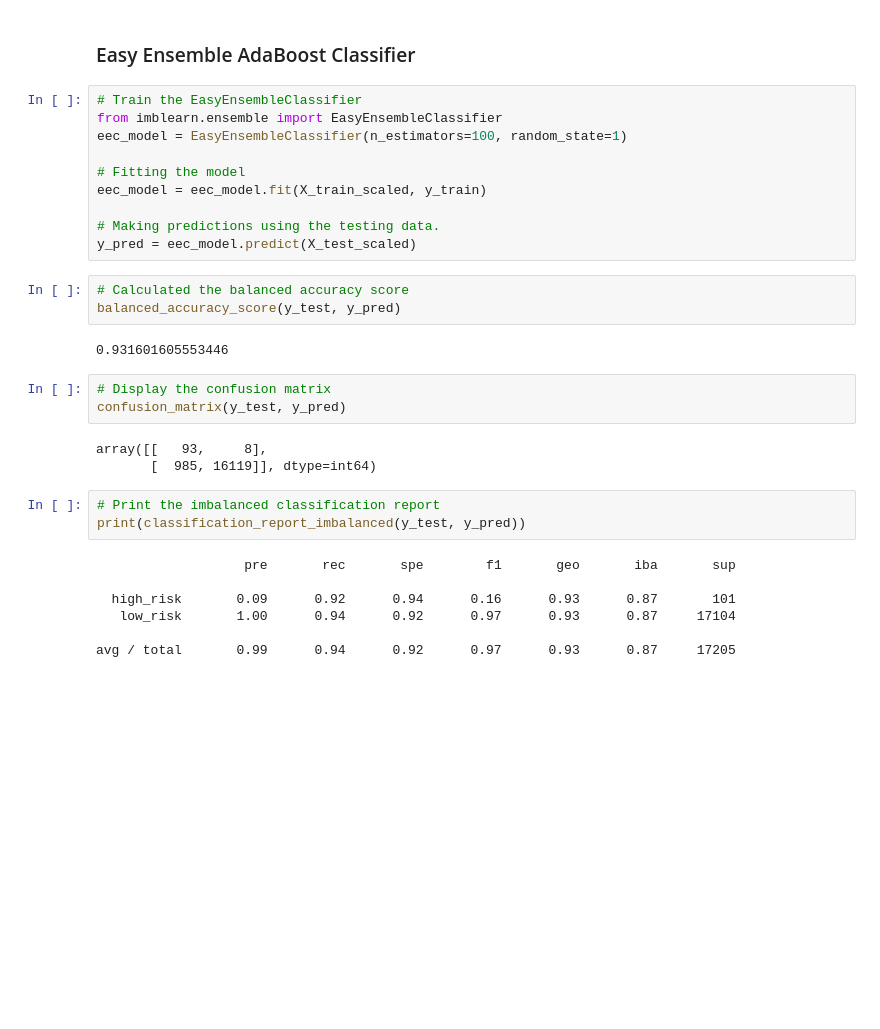
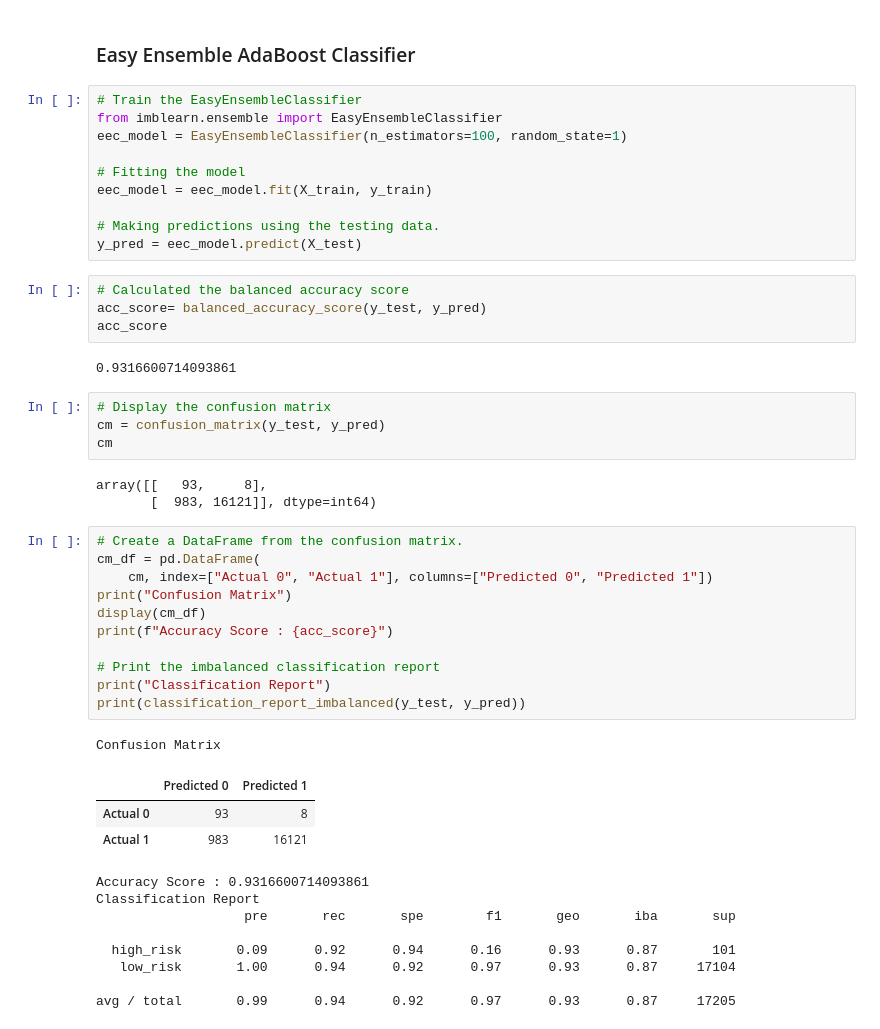
Before and after one commit to sucharita1/Credit_Risk_Analysis, a Jupyter notebook: credit_risk_ensemble.ipynb, the cells around one changed output. Cells and saved outputs as stored; diff of their text form; blank space fills up the shorter version.

```diff
--- a/credit_risk_ensemble.ipynb
+++ b/credit_risk_ensemble.ipynb
@@ -205,28 +208,44 @@ from imblearn.ensemble import EasyEnsembleClassifier
 eec_model = EasyEnsembleClassifier(n_estimators=100, random_state=1)
 
 # Fitting the model
-eec_model = eec_model.fit(X_train_scaled, y_train)
+eec_model = eec_model.fit(X_train, y_train)
 
 # Making predictions using the testing data.
-y_pred = eec_model.predict(X_test_scaled)
+y_pred = eec_model.predict(X_test)
 # %%
 # Calculated the balanced accuracy score
-balanced_accuracy_score(y_test, y_pred)
+acc_score= balanced_accuracy_score(y_test, y_pred)
+acc_score
 # %% [output]
-0.931601605553446
+0.9316600714093861
 # %%
 # Display the confusion matrix
-confusion_matrix(y_test, y_pred)
+cm = confusion_matrix(y_test, y_pred)
+cm
 # %% [output]
 array([[   93,     8],
-       [  985, 16119]], dtype=int64)
+       [  983, 16121]], dtype=int64)
-# %%
-# Print the imbalanced classification report
-print(classification_report_imbalanced(y_test, y_pred))
-# %% [output]
-                   pre       rec       spe        f1       geo       iba       sup
-
-  high_risk       0.09      0.92      0.94      0.16      0.93      0.87       101
-   low_risk       1.00      0.94      0.92      0.97      0.93      0.87     17104
-
-avg / total       0.99      0.94      0.92      0.97      0.93      0.87     17205
+# %%
+# Create a DataFrame from the confusion matrix.
+cm_df = pd.DataFrame(
+    cm, index=["Actual 0", "Actual 1"], columns=["Predicted 0", "Predicted 1"])
+print("Confusion Matrix")
+display(cm_df)
+print(f"Accuracy Score : {acc_score}")
+
+# Print the imbalanced classification report
+print("Classification Report")
+print(classification_report_imbalanced(y_test, y_pred))
+# %% [output]
+Confusion Matrix
+|  | Predicted 0 | Predicted 1 |
+| Actual 0 | 93 | 8 |
+| Actual 1 | 983 | 16121 |
+Accuracy Score : 0.9316600714093861
+Classification Report
+                   pre       rec       spe        f1       geo       iba       sup
+
+  high_risk       0.09      0.92      0.94      0.16      0.93      0.87       101
+   low_risk       1.00      0.94      0.92      0.97      0.93      0.87     17104
+
+avg / total       0.99      0.94      0.92      0.97      0.93      0.87     17205
```
Also changed, not shown: parts of 9 cells of this notebook, 2 other files.
